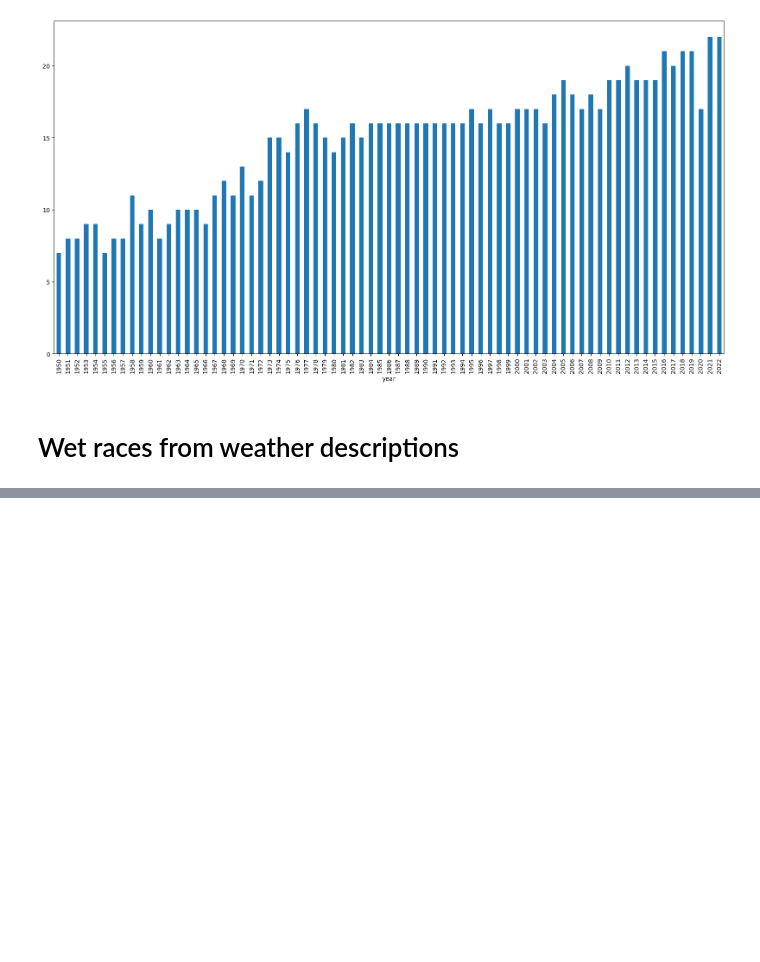
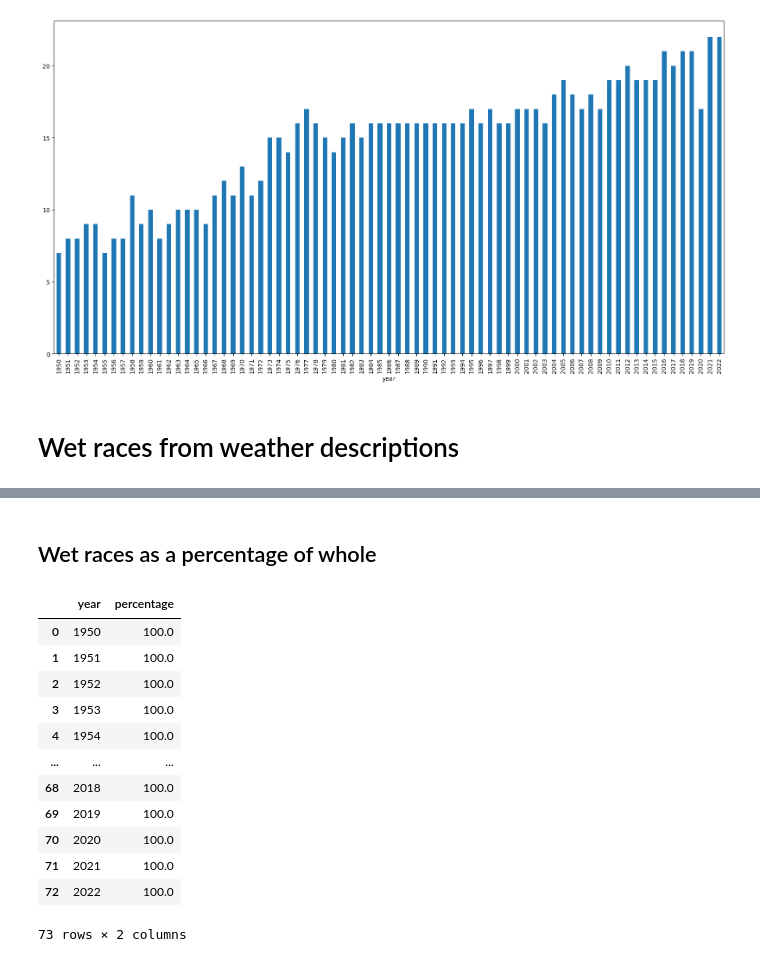
Before and after one commit to MitchellGleason/F1-Data-Analysis--Wet-Races, a Jupyter notebook: wet_races.ipynb, the cells around one changed output, grey strips where cells are left out. Cells and saved outputs as stored; diff of their text form; code cells hidden in the pictures; blank space fills up the shorter version.

```diff
--- a/wet_races.ipynb
+++ b/wet_races.ipynb
@@ -278,3 +278,22 @@ wet_races
 # %%
 #Export dataframe to csv
 wet_races.to_csv('Exported Dataframes/weather_description.csv')
+# %% [markdown]
+## Wet races as a percentage of whole
+# %%
+wet_races_percentage = pd.DataFrame({'year': range(1950, 2023), 'percentage': (wet_races.groupby(['year']).count()['name'] / races.groupby(['year']).count()['name'] * 100)})
+wet_races_percentage.reset_index(drop=True)
+# %% [output]
+|  | year | percentage |
+| 0 | 1950 | 100.0 |
+| 1 | 1951 | 100.0 |
+| 2 | 1952 | 100.0 |
+| 3 | 1953 | 100.0 |
+| 4 | 1954 | 100.0 |
+| ... | ... | ... |
+| 68 | 2018 | 100.0 |
+| 69 | 2019 | 100.0 |
+| 70 | 2020 | 100.0 |
+| 71 | 2021 | 100.0 |
+| 72 | 2022 | 100.0 |
+73 rows × 2 columns
```
Also changed, not shown: parts of 7 cells of this notebook.
